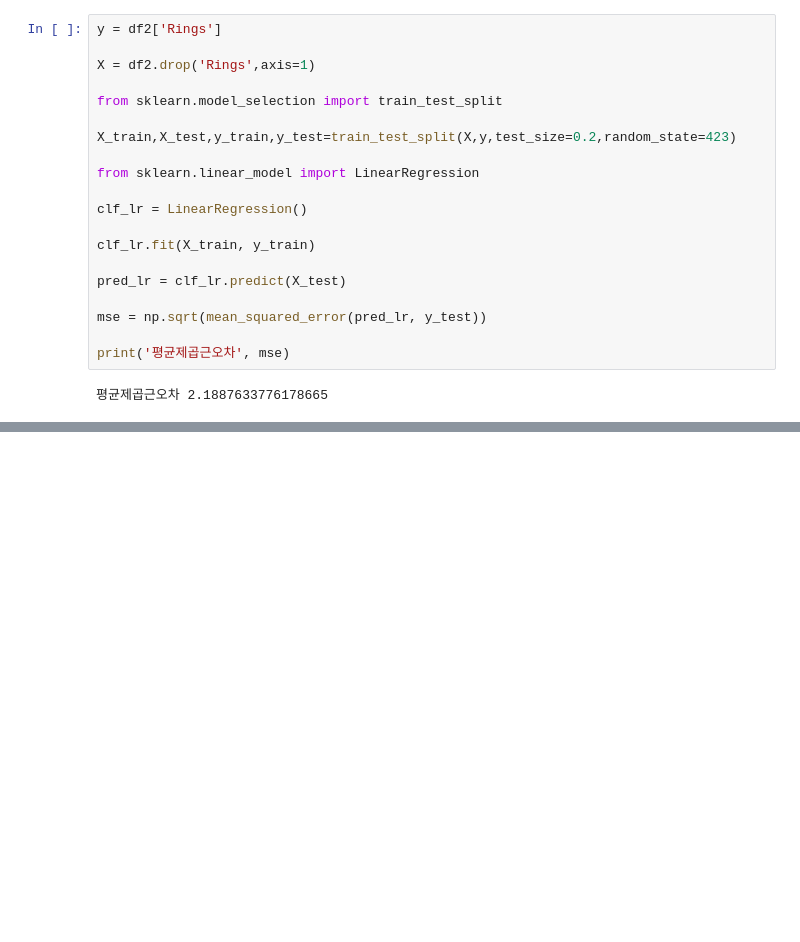
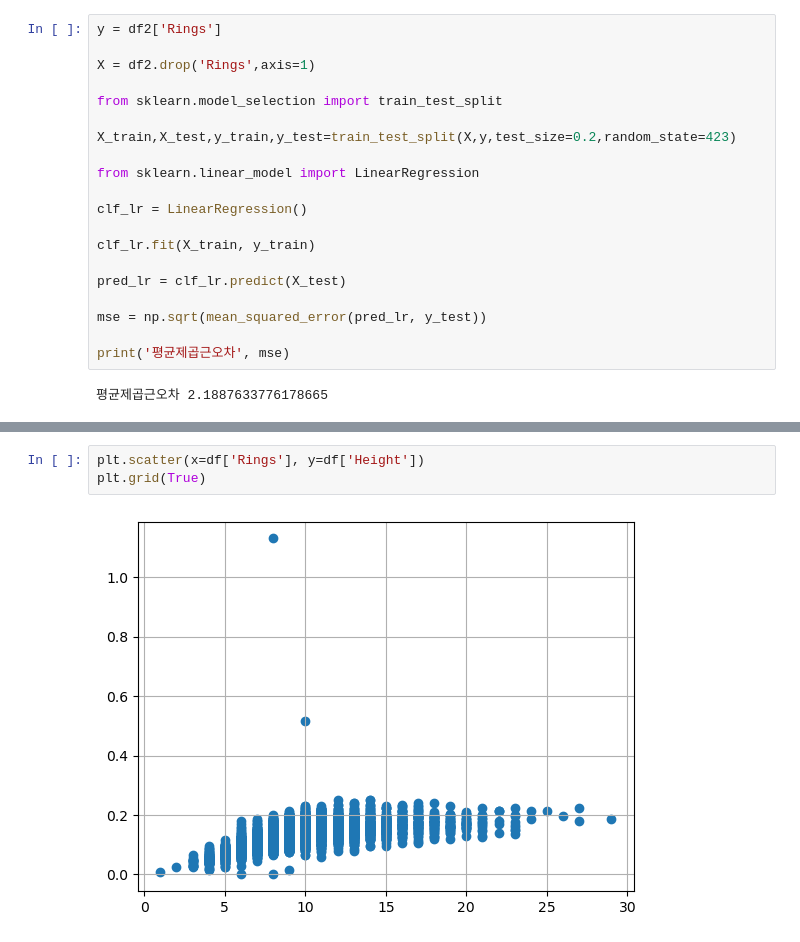
Before and after one commit to dglee6257/Dataprocessing, a Jupyter notebook: 2023_11_16.ipynb, the cells around one changed output, grey strips where cells are left out. Saved outputs shown, nothing was run; the diff lists cells and outputs as text; blank space fills up the shorter version.

```diff
--- a/2023_11_16.ipynb
+++ b/2023_11_16.ipynb
@@ -187,0 +232,5 @@ print('평균제곱근오차', mse)
+# %%
+plt.scatter(x=df['Rings'], y=df['Height'])
+plt.grid(True)
+# %% [output]
+[figure, added]
```
Also changed, not shown: parts of 18 cells of this notebook.
